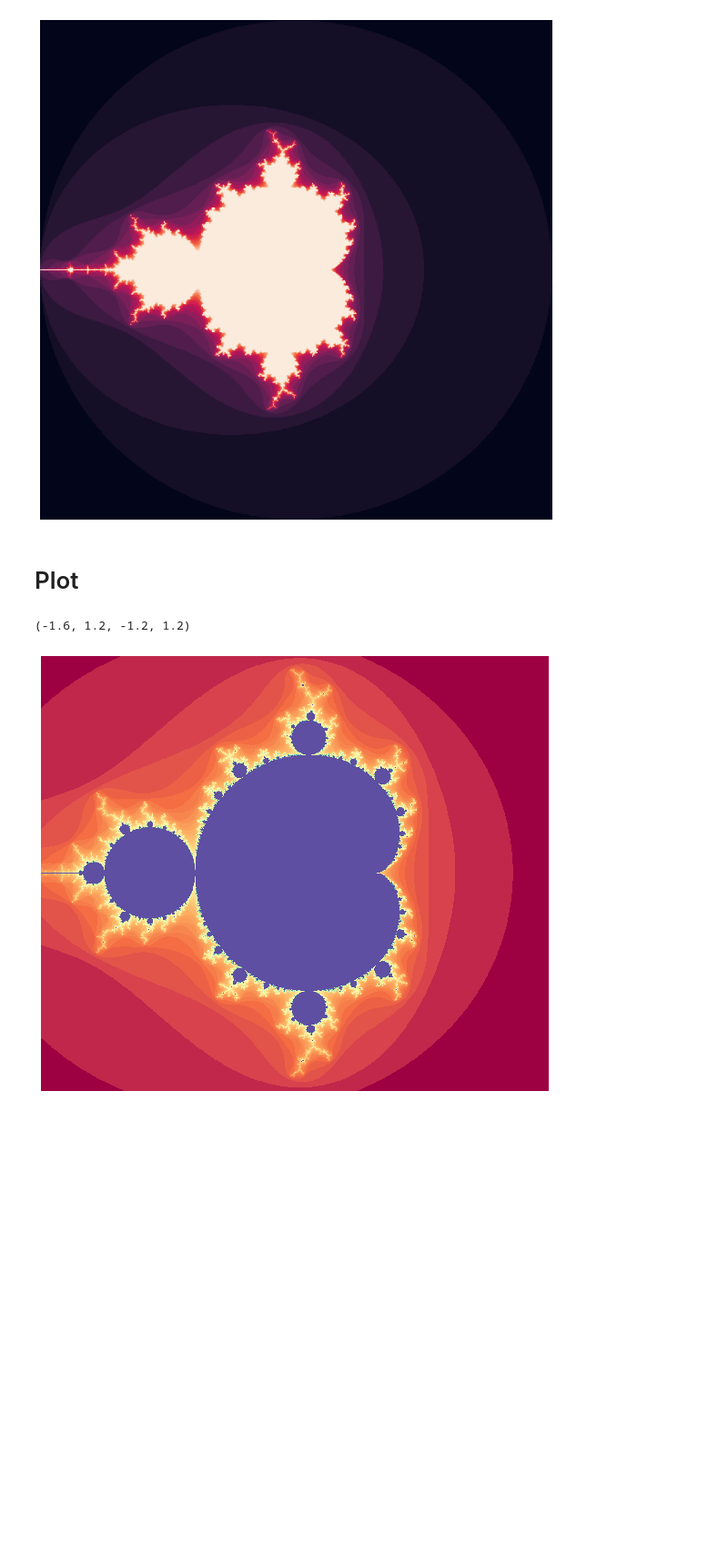
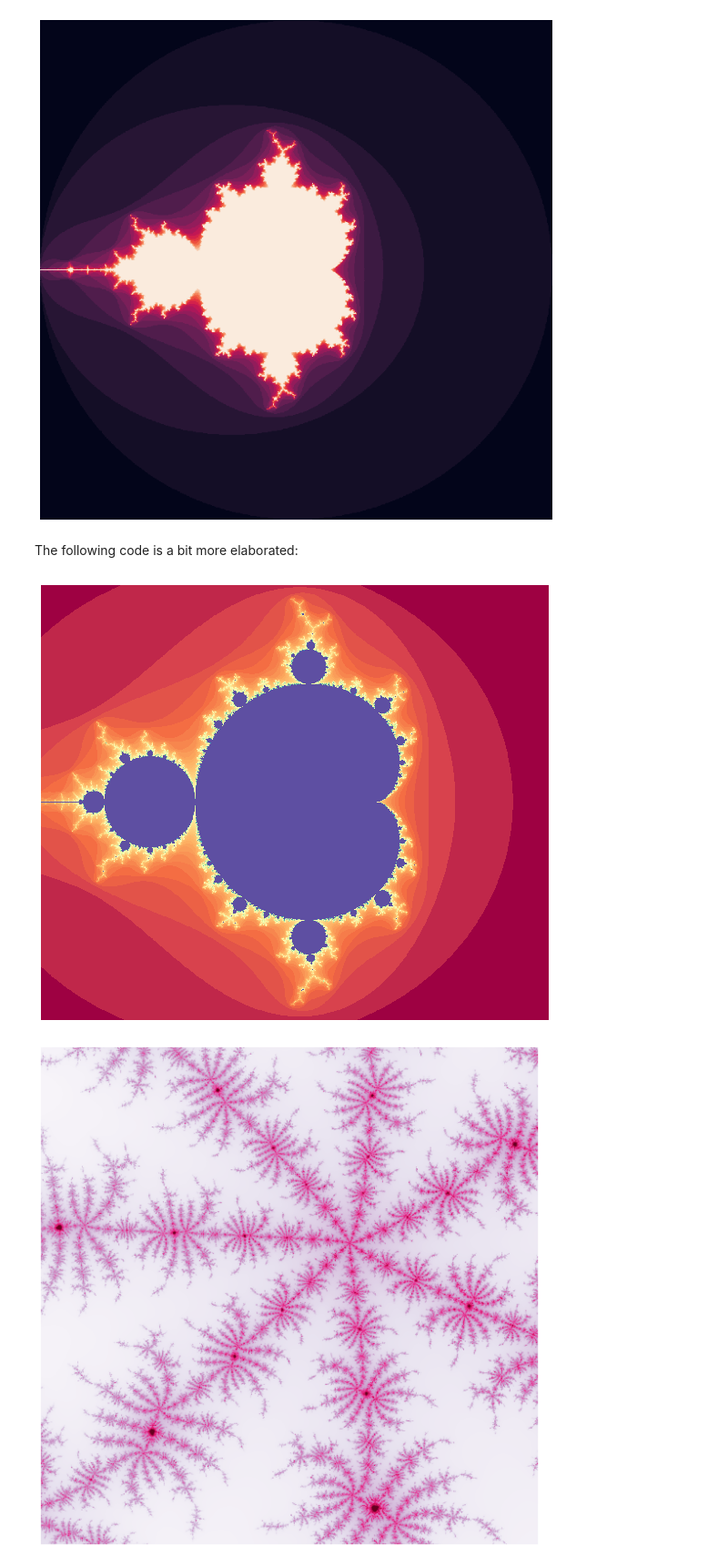
Before and after one commit to skacem/Algorithmic-Art, a Jupyter notebook: mandelbrot.ipynb, the cells around one changed output. Shown at 91% size. Drawn from its saved outputs; the diff is of its cells as text; code cells hidden in the pictures; blank space fills up the shorter version.

Commit message:
another mandelbrot model

```diff
--- a/mandelbrot.ipynb
+++ b/mandelbrot.ipynb
@@ -37,7 +37,7 @@ mandelbrot(1000)
 # %% [output]
 [figure]
 # %% [markdown]
-# Plot
+The following code is a bit more elaborated:
 # %%
 def bounding_region(x, y, x_test,y_test):
     # test circular region
@@ -100,11 +100,51 @@ y_max = 1.2
 
 Mset = mandelbrot(x_min, x_max, y_min, y_max)
 # %%
-rcParams['figure.figsize'] = 10, 20
+plt.rcParams['figure.figsize'] = 10, 20
 # extent=[horizontal_min,horizontal_max,vertical_min,vertical_max].
 
 plt.imshow(Mset,cmap='Spectral', interpolation='none', extent=[x_min,x_max,y_min,y_max], origin='lower')
 plt.axis('off');
 # %% [output]
-(-1.6, 1.2, -1.2, 1.2)
 [figure]
+# %%
+# another mandelbrot model
+
+def mandel(x_min, x_max, y_min, y_max, N, x_pix, y_pix, R, cmap=cmap):
+    plt.rcParams['figure.figsize'] = 10, 20
+    x = np.linspace(x_min, x_max, x_pix).astype(np.float32)
+    y = np.linspace(y_max, y_min, y_pix).reshape(y_pix, 1).astype(np.float32) * 1j
+                     # below of y-axis is smaller
+    c = x + y   #broadcasting by numpy
+    counter = np.zeros_like(c, dtype=np.uint32)
+    z = np.zeros_like(c)
+    boolean = np.zeros_like(c, dtype=bool)
+    for i in range(N):
+        z[boolean] = z[boolean]**2 + c[boolean]
+        boolean = np.less(abs(z), R)
+        if not boolean.any():
+            break
+        counter[boolean] += 1
+    return counter
+
+def draw_md(x_min, x_max, y_min, y_max, N,
+            x_pix=1000, y_pix=1000, R=3, cmap='viridis'):
+    counter = mandel(x_min, x_max, y_min, y_max, N, x_pix, y_pix, R)
+    fig = plt.figure(figsize = (10, 20))
+    ax = fig.add_subplot(1,1,1)
+    ax.set_xticks(np.linspace(x_min, x_max, 5))
+    ax.set_yticks(np.linspace(y_min, y_max, 5))
+    plt.imshow(counter, extent=[x_min, x_max, y_min, y_max], cmap=cmap)
+    plt.axis('off');
+# %%
+x_min = -1.245
+x_max = -1.243
+y_min =  0.115
+y_max =  0.117
+N = 400
+x_pix = 1000
+y_pix = 1000
+
+draw_md(x_min, x_max, y_min, y_max, N, x_pix, y_pix, cmap=cmap)
+# %% [output]
+[figure, added]
```
Also changed, not shown: parts of 6 cells of this notebook.
